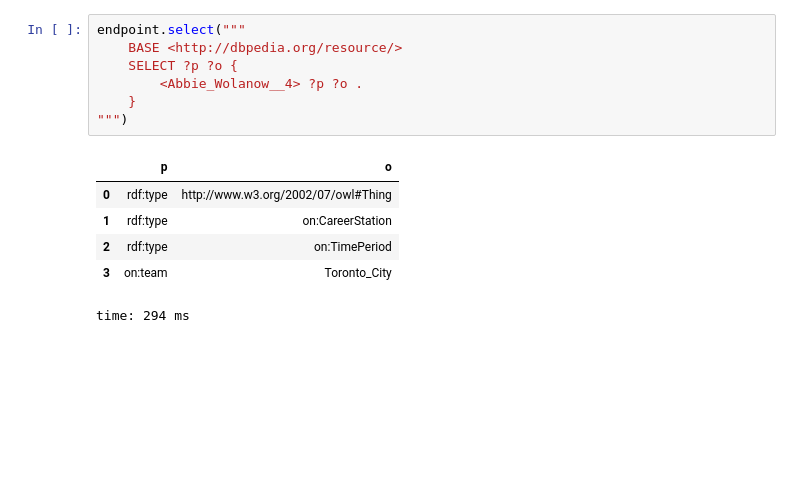
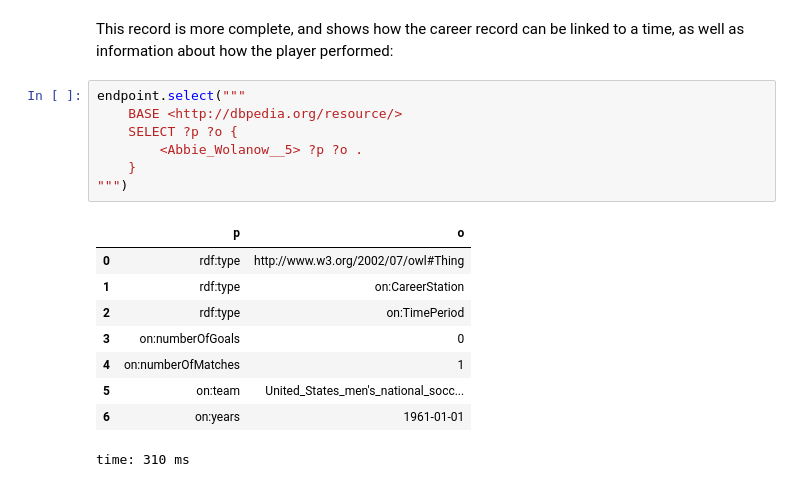
Before and after one commit to paulhoule/gastrodon, a Jupyter notebook: notebooks/remote/Querying DBpedia.ipynb, the cells around one changed output. Drawn from its saved outputs; the diff is of its cells as text; blank space fills up the shorter version.

```diff
--- a/notebooks/Querying DBpedia.ipynb
+++ b/notebooks/remote/Querying DBpedia.ipynb
@@ -392,14 +569,19 @@ time: 274 ms
+# %% [markdown]
+This record is more complete,  and shows how the career record can be linked to a time,  as well as information about how the player performed:
 # %%
 endpoint.select("""
     BASE <http://dbpedia.org/resource/>
     SELECT ?p ?o {
-        <Abbie_Wolanow__4> ?p ?o .
+        <Abbie_Wolanow__5> ?p ?o .
     }
 """)
 # %% [output]
 |  | p | o |
 | 0 | rdf:type | http://www.w3.org/2002/07/owl#Thing |
 | 1 | rdf:type | on:CareerStation |
 | 2 | rdf:type | on:TimePeriod |
-| 3 | on:team | Toronto_City |
+| 3 | on:numberOfGoals | 0 |
+| 4 | on:numberOfMatches | 1 |
+| 5 | on:team | United_States_men's_national_socc... |
+| 6 | on:years | 1961-01-01 |
-time: 294 ms
+time: 310 ms
```
Also changed, not shown: parts of 80 cells of this notebook, 3 other files.
